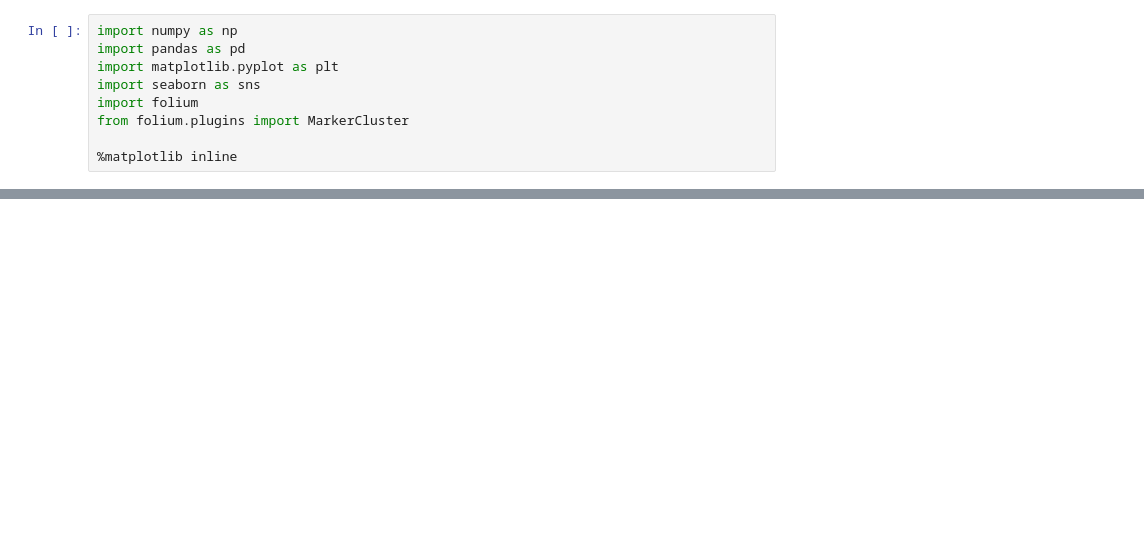
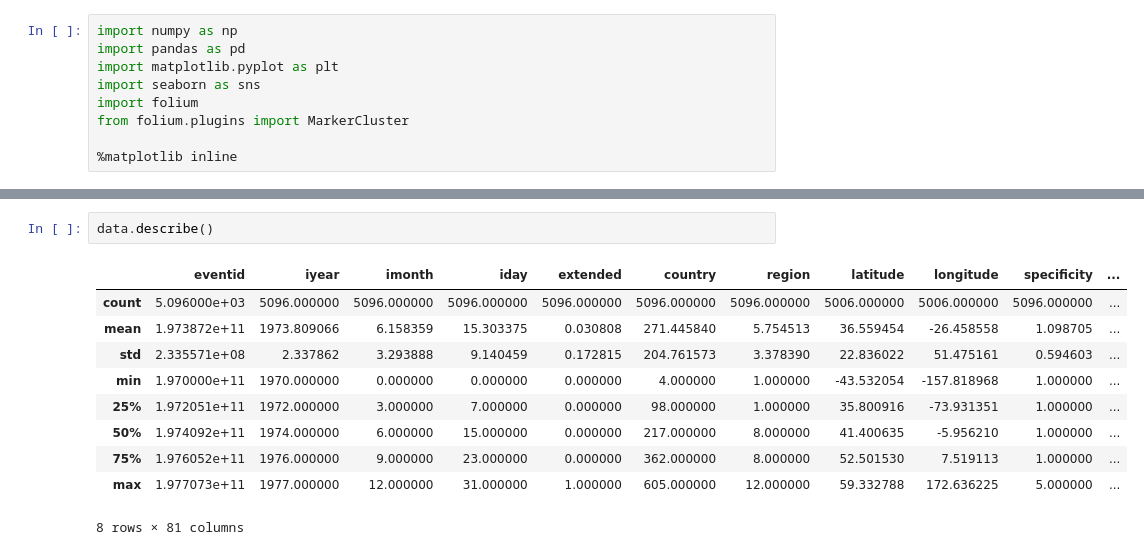
Before and after one commit to Sujitharasamsetty/Exploratory-Data-Analysis-On-Global-Terrorism-, a Jupyter notebook: Exploratory_Data_Analysis_On_Global_Terrorism.ipynb, the cells around one changed output, grey strips where cells are left out. Saved outputs shown, nothing was run; the diff lists cells and outputs as text; blank space fills up the shorter version.

Commit message:
Info for Dataframe

```diff
--- a/Exploratory_Data_Analysis_On_Global_Terrorism.ipynb
+++ b/Exploratory_Data_Analysis_On_Global_Terrorism.ipynb
@@ -35,0 +44,13 @@ sns.heatmap(data.isnull(),yticklabels=False,cbar=False,cmap='viridis')
+# %%
+data.describe()
+# %% [output]
+|  | eventid | iyear | imonth | iday | extended | country | region | latitude | longitude | specificity | ... |
+| count | 5.096000e+03 | 5096.000000 | 5096.000000 | 5096.000000 | 5096.000000 | 5096.000000 | 5096.000000 | 5006.000000 | 5006.000000 | 5096.000000 | ... |
+| mean | 1.973872e+11 | 1973.809066 | 6.158359 | 15.303375 | 0.030808 | 271.445840 | 5.754513 | 36.559454 | -26.458558 | 1.098705 | ... |
+| std | 2.335571e+08 | 2.337862 | 3.293888 | 9.140459 | 0.172815 | 204.761573 | 3.378390 | 22.836022 | 51.475161 | 0.594603 | ... |
+| min | 1.970000e+11 | 1970.000000 | 0.000000 | 0.000000 | 0.000000 | 4.000000 | 1.000000 | -43.532054 | -157.818968 | 1.000000 | ... |
+| 25% | 1.972051e+11 | 1972.000000 | 3.000000 | 7.000000 | 0.000000 | 98.000000 | 1.000000 | 35.800916 | -73.931351 | 1.000000 | ... |
+| 50% | 1.974092e+11 | 1974.000000 | 6.000000 | 15.000000 | 0.000000 | 217.000000 | 8.000000 | 41.400635 | -5.956210 | 1.000000 | ... |
+| 75% | 1.976052e+11 | 1976.000000 | 9.000000 | 23.000000 | 0.000000 | 362.000000 | 8.000000 | 52.501530 | 7.519113 | 1.000000 | ... |
+| max | 1.977073e+11 | 1977.000000 | 12.000000 | 31.000000 | 1.000000 | 605.000000 | 12.000000 | 59.332788 | 172.636225 | 5.000000 | ... |
+8 rows × 81 columns
```
Also changed, not shown: parts of 3 cells of this notebook.
